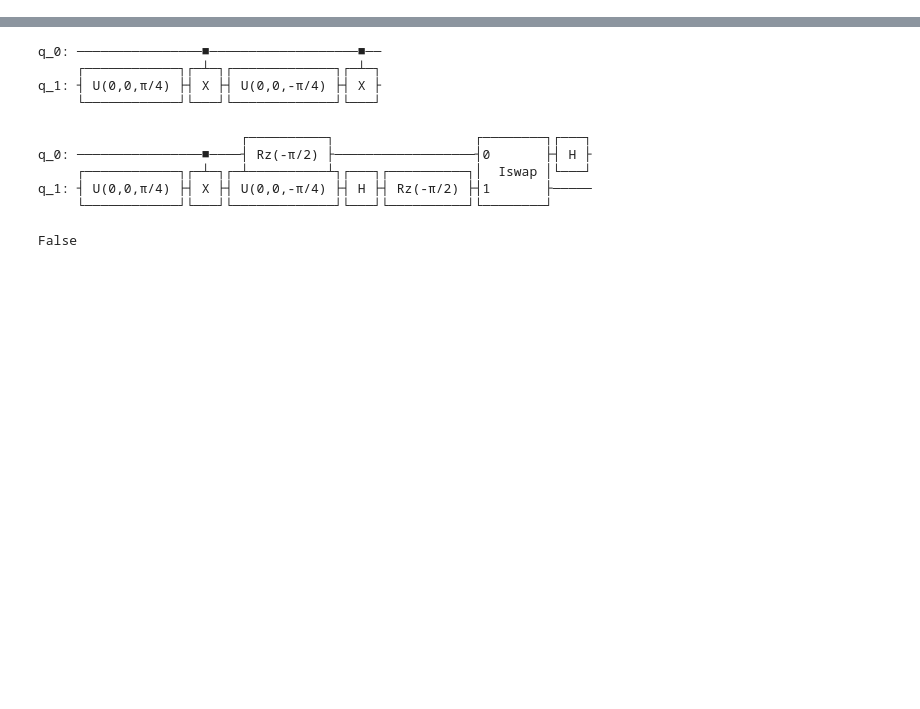
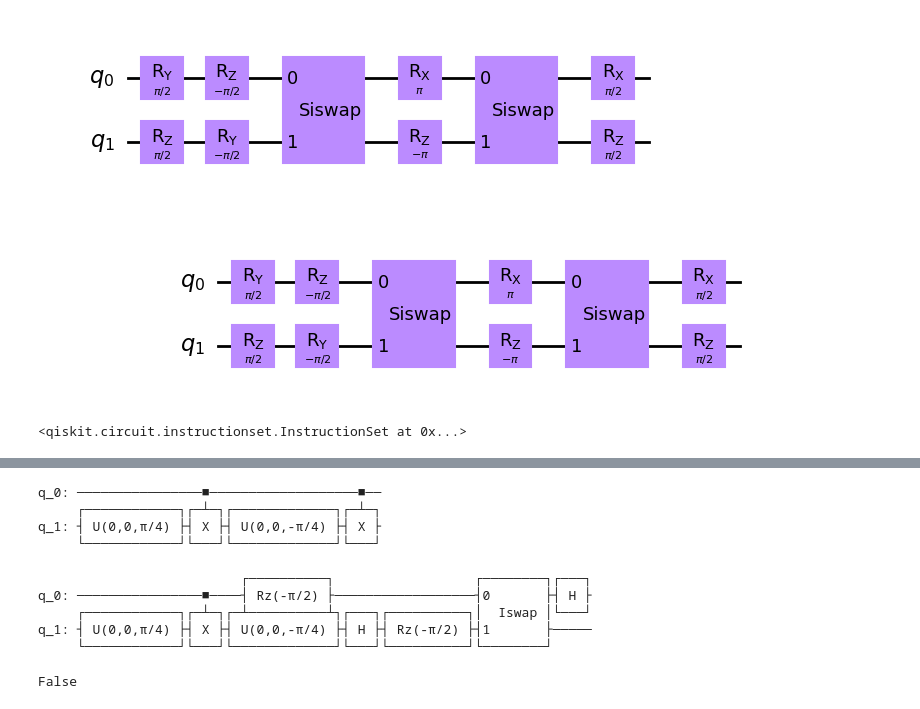
Before and after one commit to Pitt-JonesLab/mirror-gates, a Jupyter notebook: src/notebooks/weyl.ipynb, the cells around one changed output, grey strips where cells are left out. Cells and saved outputs as stored; diff of their text form; code cells hidden in the pictures; blank space fills up the shorter version.

```diff
--- a/src/notebooks/weyl.ipynb
+++ b/src/notebooks/weyl.ipynb
@@ -78,0 +84,50 @@ NameError: name 'cx_replace_swap' is not defined
+# %%
+qc3 = QuantumCircuit(2)
+from qiskit.circuit.library import iSwapGate
+import numpy as np
+
+# qc3.u(np.pi/2, -np.pi/2, 0, 0)
+qc3.ry(np.pi / 2, 0)
+qc3.rz(-np.pi / 2, 0)
+# qc3.u(np.pi/2, np.pi, -np.pi/2, 1)
+qc3.rz(np.pi / 2, 1)
+qc3.ry(-np.pi / 2, 1)
+qc3.append(SiSwapGate(), [0, 1])
+
+# qc3.u(np.pi, -np.pi/2, np.pi/2, 0)
+qc3.rx(np.pi, 0)
+# qc3.u(0, 0, np.pi, 1)
+qc3.rz(-np.pi, 1)
+qc3.append(SiSwapGate(), [0, 1])
+
+# qc3.u(np.pi/2, -np.pi/2, -3*np.pi/2, 0)
+qc3.rx(np.pi / 2, 0)
+# qc3.u(0, -np.pi/2, -np.pi, 1)
+qc3.rz(np.pi / 2, 1)
+
+qc3.draw("mpl", filename="cx-sqiswap.svg")
+# %% [output]
+[figure, added]
+[figure, added]
+# %%
+# from qiskit.quantum_info import Operator
+# Operator(qc4).equiv(qc)
+qc3 = QuantumCircuit(2)
+qc3.u(np.pi / 2, -np.pi / 2, 0, 0)
+# qc3.ry(np.pi/2,  0)
+# qc3.rz(-np.pi/2, 0)
+qc3.u(np.pi / 2, np.pi, -np.pi / 2, 1)
+# qc3.rz(np.pi/2, 1)
+# qc3.ry(-np.pi/2, 1)
+# qc3.append(SiSwapGate(), [0,1])
+qc3.barrier()
+
+qc3.u(np.pi, -np.pi / 2, np.pi / 2, 0)
+qc3.u(0, 0, np.pi, 1)
+# qc3.append(SiSwapGate(), [0,1])
+qc3.barrier()
+
+qc3.u(np.pi / 2, -np.pi / 2, -3 * np.pi / 2, 0)
+qc3.u(0, -np.pi / 2, -np.pi, 1)
+# %% [output]
+<qiskit.circuit.instructionset.InstructionSet at 0x...>
```
Also changed, not shown: parts of 7 cells of this notebook, 11 other files.
